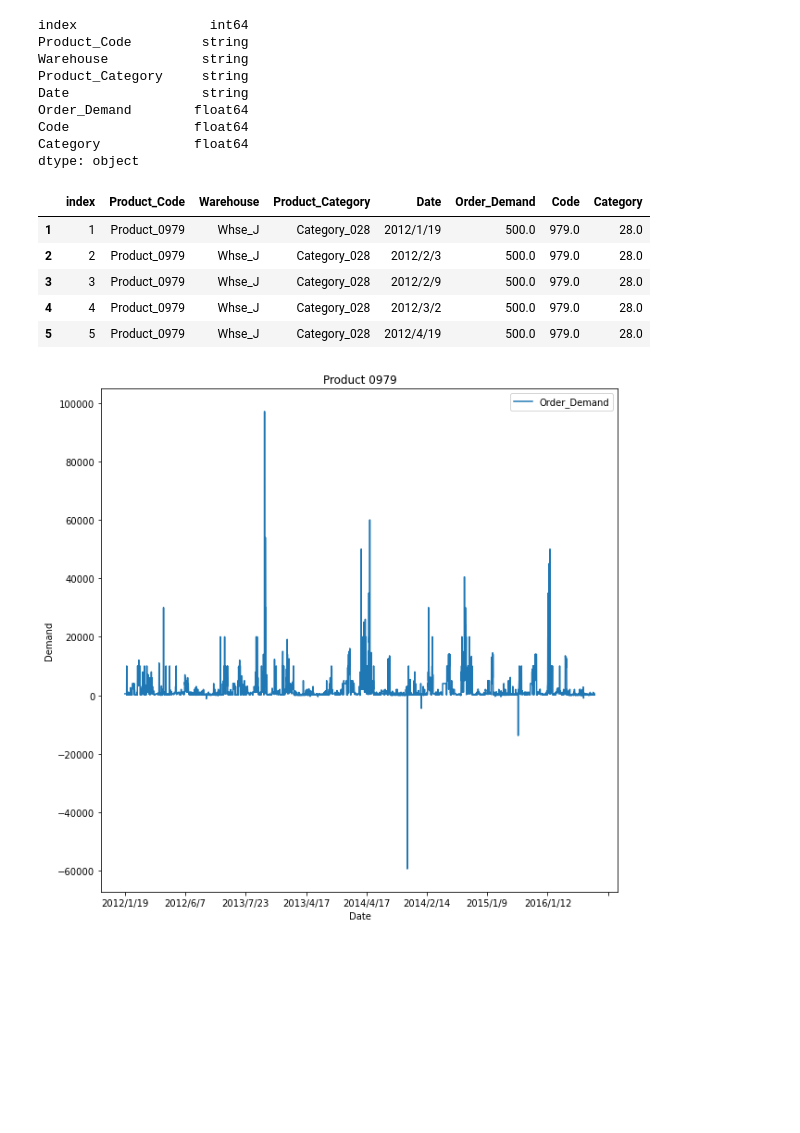
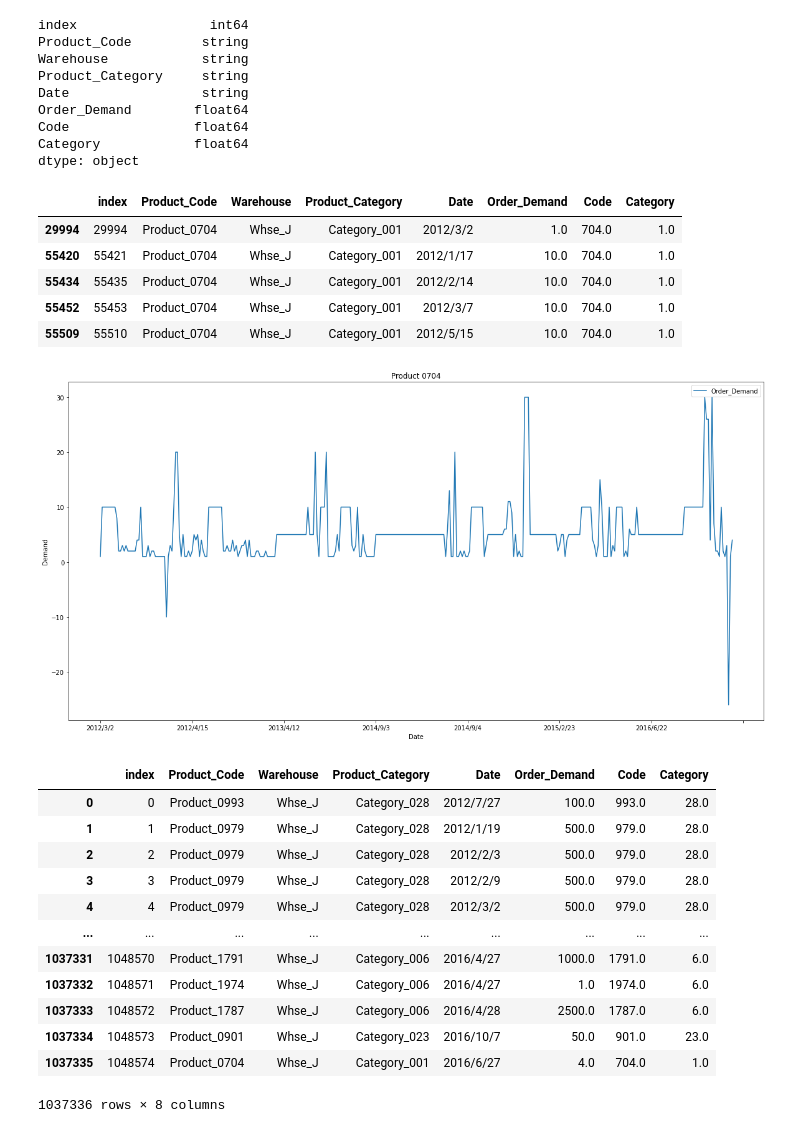
Before and after one commit to anissakhan/731-Project-5-Khan, a Jupyter notebook: Notebooks/731-Project5.ipynb, the cells around one changed output. Saved outputs shown, nothing was run; the diff lists cells and outputs as text; code cells hidden in the pictures; blank space fills up the shorter version.

Commit message:
Add plots to notebook

```diff
--- a/Notebooks/731-Project5.ipynb
+++ b/Notebooks/731-Project5.ipynb
@@ -160,25 +160,40 @@ Code                float64
 Category            float64
 dtype: object
 # %%
-dfProd=df.query("Product_Code == 'Product_0979'")[['index', 'Product_Code', 'Warehouse', 'Product_Category', 'Date', 'Order_Demand', 'Code', 'Category']]
+dfProd=df.query("Product_Code == 'Product_0704'")[['index', 'Product_Code', 'Warehouse', 'Product_Category', 'Date', 'Order_Demand', 'Code', 'Category']]
 dfProd.head()
 # %% [output]
 |  | index | Product_Code | Warehouse | Product_Category | Date | Order_Demand | Code | Category |
-| 1 | 1 | Product_0979 | Whse_J | Category_028 | 2012/1/19 | 500.0 | 979.0 | 28.0 |
-| 2 | 2 | Product_0979 | Whse_J | Category_028 | 2012/2/3 | 500.0 | 979.0 | 28.0 |
-| 3 | 3 | Product_0979 | Whse_J | Category_028 | 2012/2/9 | 500.0 | 979.0 | 28.0 |
-| 4 | 4 | Product_0979 | Whse_J | Category_028 | 2012/3/2 | 500.0 | 979.0 | 28.0 |
-| 5 | 5 | Product_0979 | Whse_J | Category_028 | 2012/4/19 | 500.0 | 979.0 | 28.0 |
+| 29994 | 29994 | Product_0704 | Whse_J | Category_001 | 2012/3/2 | 1.0 | 704.0 | 1.0 |
+| 55420 | 55421 | Product_0704 | Whse_J | Category_001 | 2012/1/17 | 10.0 | 704.0 | 1.0 |
+| 55434 | 55435 | Product_0704 | Whse_J | Category_001 | 2012/2/14 | 10.0 | 704.0 | 1.0 |
+| 55452 | 55453 | Product_0704 | Whse_J | Category_001 | 2012/3/7 | 10.0 | 704.0 | 1.0 |
+| 55509 | 55510 | Product_0704 | Whse_J | Category_001 | 2012/5/15 | 10.0 | 704.0 | 1.0 |
 # %%
 ax = plt.gca()
-#plt.plot(figsize=(20,20))
 
-dfProd.plot(kind='line',x='Date',y='Order_Demand', figsize=(10,10), ax=ax)
+dfProd.plot(kind='line',x='Date',y='Order_Demand', figsize=(20,10), ax=ax)
 
-plt.title('Product 0979')
+plt.title('Product 0704')
 plt.xlabel('Date')
 plt.ylabel('Demand')
 
 plt.show()
 # %% [output]
-[figure, old version]
+[figure, new version]
+# %%
+df
+# %% [output]
+|  | index | Product_Code | Warehouse | Product_Category | Date | Order_Demand | Code | Category |
+| 0 | 0 | Product_0993 | Whse_J | Category_028 | 2012/7/27 | 100.0 | 993.0 | 28.0 |
+| 1 | 1 | Product_0979 | Whse_J | Category_028 | 2012/1/19 | 500.0 | 979.0 | 28.0 |
+| 2 | 2 | Product_0979 | Whse_J | Category_028 | 2012/2/3 | 500.0 | 979.0 | 28.0 |
+| 3 | 3 | Product_0979 | Whse_J | Category_028 | 2012/2/9 | 500.0 | 979.0 | 28.0 |
+| 4 | 4 | Product_0979 | Whse_J | Category_028 | 2012/3/2 | 500.0 | 979.0 | 28.0 |
+| ... | ... | ... | ... | ... | ... | ... | ... | ... |
+| 1037331 | 1048570 | Product_1791 | Whse_J | Category_006 | 2016/4/27 | 1000.0 | 1791.0 | 6.0 |
+| 1037332 | 1048571 | Product_1974 | Whse_J | Category_006 | 2016/4/27 | 1.0 | 1974.0 | 6.0 |
+| 1037333 | 1048572 | Product_1787 | Whse_J | Category_006 | 2016/4/28 | 2500.0 | 1787.0 | 6.0 |
+| 1037334 | 1048573 | Product_0901 | Whse_J | Category_023 | 2016/10/7 | 50.0 | 901.0 | 23.0 |
+| 1037335 | 1048574 | Product_0704 | Whse_J | Category_001 | 2016/6/27 | 4.0 | 704.0 | 1.0 |
+1037336 rows × 8 columns
```
Also changed, not shown: parts of 2 cells of this notebook.
